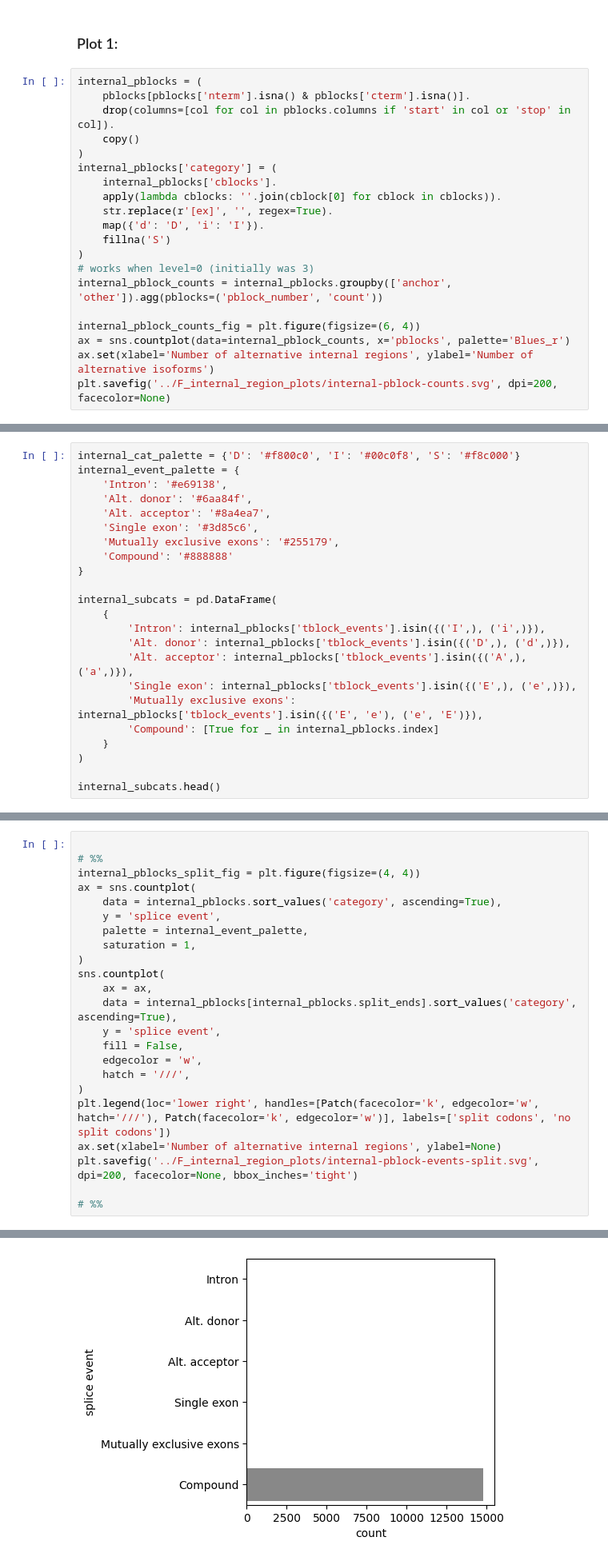
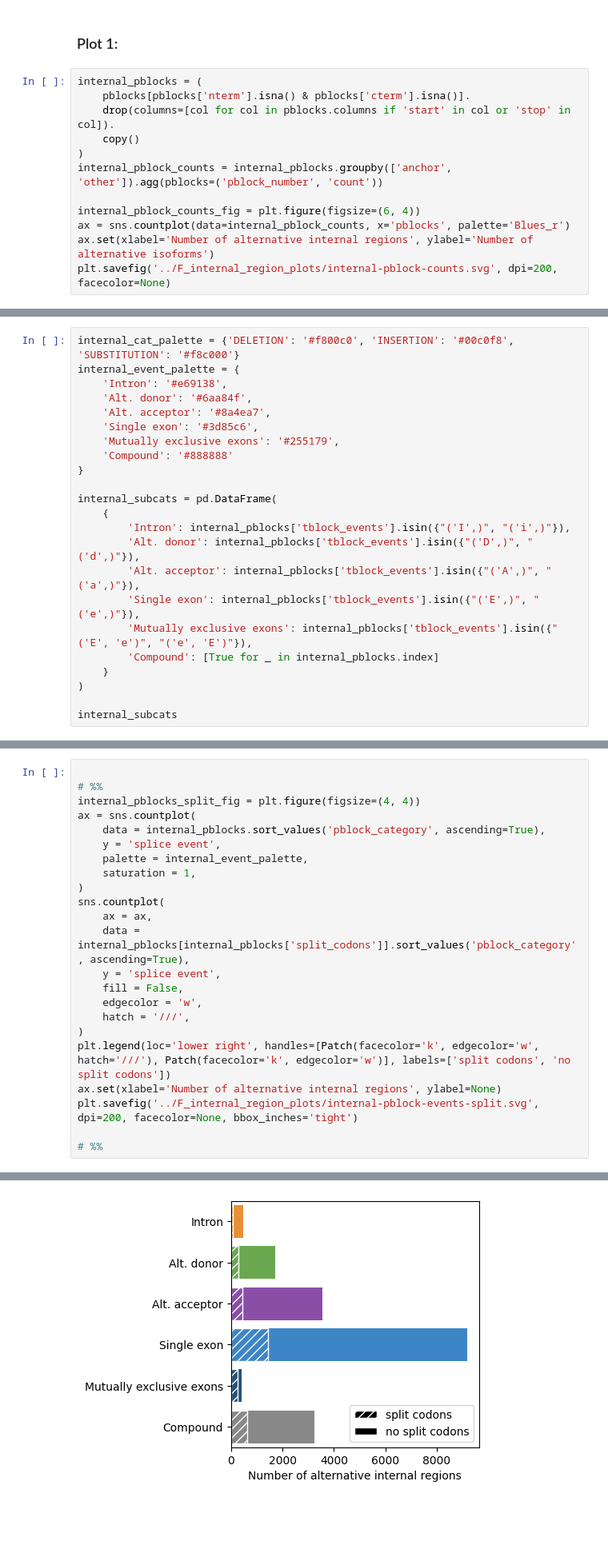
Before and after one commit to sheynkman-lab/biosurfer_analysis, a Jupyter notebook: scripts/internal_region_summary.ipynb, the cells around one changed output, grey strips where cells are left out. Shown at 80% size. Drawn from its saved outputs; the diff is of its cells as text; blank space fills up the shorter version.

Commit message:
update internal pblock plotting notebook

```diff
--- a/scripts/internal_region_summary.ipynb
+++ b/scripts/internal_region_summary.ipynb
@@ -51,14 +51,6 @@ internal_pblocks = (
     drop(columns=[col for col in pblocks.columns if 'start' in col or 'stop' in col]).
     copy()
 )
-internal_pblocks['category'] = (
-    internal_pblocks['cblocks'].
-    apply(lambda cblocks: ''.join(cblock[0] for cblock in cblocks)).
-    str.replace(r'[ex]', '', regex=True).
-    map({'d': 'D', 'i': 'I'}).
-    fillna('S')
-)
-# works when level=0 (initially was 3)
 internal_pblock_counts = internal_pblocks.groupby(['anchor', 'other']).agg(pblocks=('pblock_number', 'count'))
 
 internal_pblock_counts_fig = plt.figure(figsize=(6, 4))
@@ -92,5 +80,5 @@ print(internal_pblocks)
 # %%
-internal_cat_palette = {'D': '#f800c0', 'I': '#00c0f8', 'S': '#f8c000'}
+internal_cat_palette = {'DELETION': '#f800c0', 'INSERTION': '#00c0f8', 'SUBSTITUTION': '#f8c000'}
 internal_event_palette = {
     'Intron': '#e69138',
     'Alt. donor': '#6aa84f',
@@ -102,15 +90,15 @@ internal_event_palette = {
 
 internal_subcats = pd.DataFrame(
     {
-        'Intron': internal_pblocks['tblock_events'].isin({('I',), ('i',)}),
-        'Alt. donor': internal_pblocks['tblock_events'].isin({('D',), ('d',)}),
-        'Alt. acceptor': internal_pblocks['tblock_events'].isin({('A',), ('a',)}),
-        'Single exon': internal_pblocks['tblock_events'].isin({('E',), ('e',)}),
-        'Mutually exclusive exons': internal_pblocks['tblock_events'].isin({('E', 'e'), ('e', 'E')}),
+        'Intron': internal_pblocks['tblock_events'].isin({"('I',)", "('i',)"}),
+        'Alt. donor': internal_pblocks['tblock_events'].isin({"('D',)", "('d',)"}),
+        'Alt. acceptor': internal_pblocks['tblock_events'].isin({"('A',)", "('a',)"}),
+        'Single exon': internal_pblocks['tblock_events'].isin({"('E',)", "('e',)"}),
+        'Mutually exclusive exons': internal_pblocks['tblock_events'].isin({"('E', 'e')", "('e', 'E')"}),
         'Compound': [True for _ in internal_pblocks.index]
     }
 )
 
-internal_subcats.head()
+internal_subcats
 # %% [output]
 |  | Intron | Alt. donor | Alt. acceptor | Single exon | Mutually exclusive exons | Compound |
@@ -143,14 +154,14 @@ plt.savefig('../F_internal_region_plots/internal-pblock-events.svg', dpi=200, fa
 # %%
 internal_pblocks_split_fig = plt.figure(figsize=(4, 4))
 ax = sns.countplot(
-    data = internal_pblocks.sort_values('category', ascending=True),
+    data = internal_pblocks.sort_values('pblock_category', ascending=True),
     y = 'splice event',
     palette = internal_event_palette,
     saturation = 1,
 )
 sns.countplot(
     ax = ax,
-    data = internal_pblocks[internal_pblocks.split_ends].sort_values('category', ascending=True),
+    data = internal_pblocks[internal_pblocks['split_codons']].sort_values('pblock_category', ascending=True),
     y = 'splice event',
     fill = False,
     edgecolor = 'w',
@@ -166,4 +176,4 @@ AttributeError: 'DataFrame' object has no attribute 'split_ends'
-[figure, old version]
+[figure, new version]
 # %% [markdown]
 ### Plot 4
 # %%
```
Also changed, not shown: parts of 8 cells of this notebook, 1 other file.
